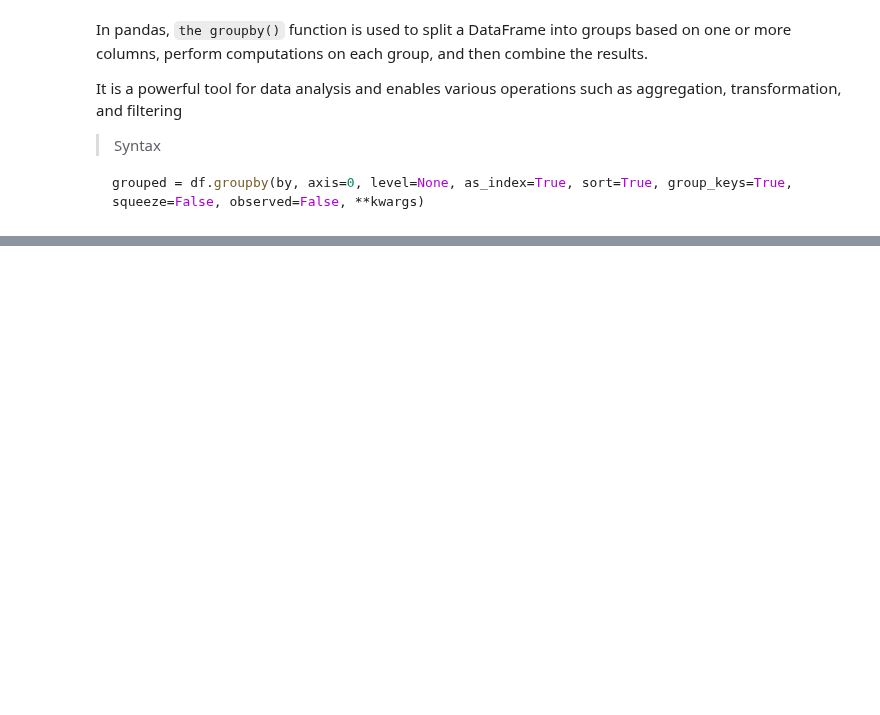
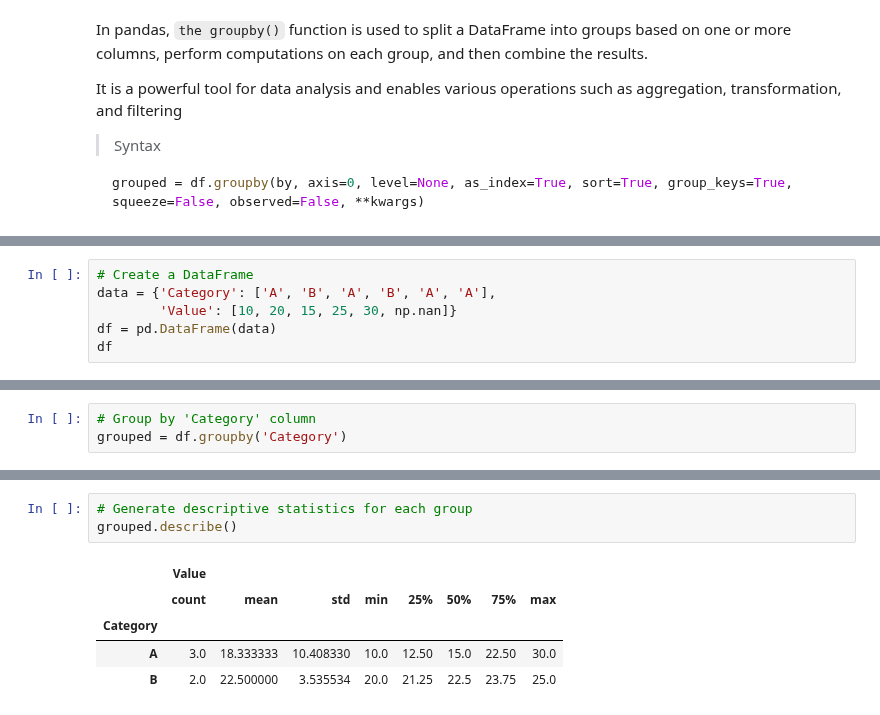
Before and after one commit to abhimanyus1997/ML-Basics, a Jupyter notebook: misc-notebooks/Pandas - Basics.ipynb, the cells around one changed output, grey strips where cells are left out. Drawn from its saved outputs; the diff is of its cells as text; blank space fills up the shorter version.

Commit message:
Added Aggregation, Transformation and Filtering in groupsby - Pandas

```diff
--- a/misc-notebooks/Pandas - Basics.ipynb
+++ b/misc-notebooks/Pandas - Basics.ipynb
@@ -941,0 +946,6 @@ grouped = df.groupby(by, axis=0, level=None, as_index=True, sort=True, group_key
+# %%
+# Create a DataFrame
+data = {'Category': ['A', 'B', 'A', 'B', 'A', 'A'],
+        'Value': [10, 20, 15, 25, 30, np.nan]}
+df = pd.DataFrame(data)
+df
@@ -941,0 +960,3 @@ grouped = df.groupby(by, axis=0, level=None, as_index=True, sort=True, group_key
+# %%
+# Group by 'Category' column
+grouped = df.groupby('Category')
@@ -941,0 +1053,9 @@ grouped = df.groupby(by, axis=0, level=None, as_index=True, sort=True, group_key
+# %%
+# Generate descriptive statistics for each group
+grouped.describe()
+# %% [output]
+|  | Value |  |  |  |  |  |  |  |
+|  | count | mean | std | min | 25% | 50% | 75% | max |
+| Category |  |  |  |  |  |  |  |  |
+| A | 3.0 | 18.333333 | 10.408330 | 10.0 | 12.50 | 15.0 | 22.50 | 30.0 |
+| B | 2.0 | 22.500000 | 3.535534 | 20.0 | 21.25 | 22.5 | 23.75 | 25.0 |
```
Also changed, not shown: parts of 25 cells of this notebook.
